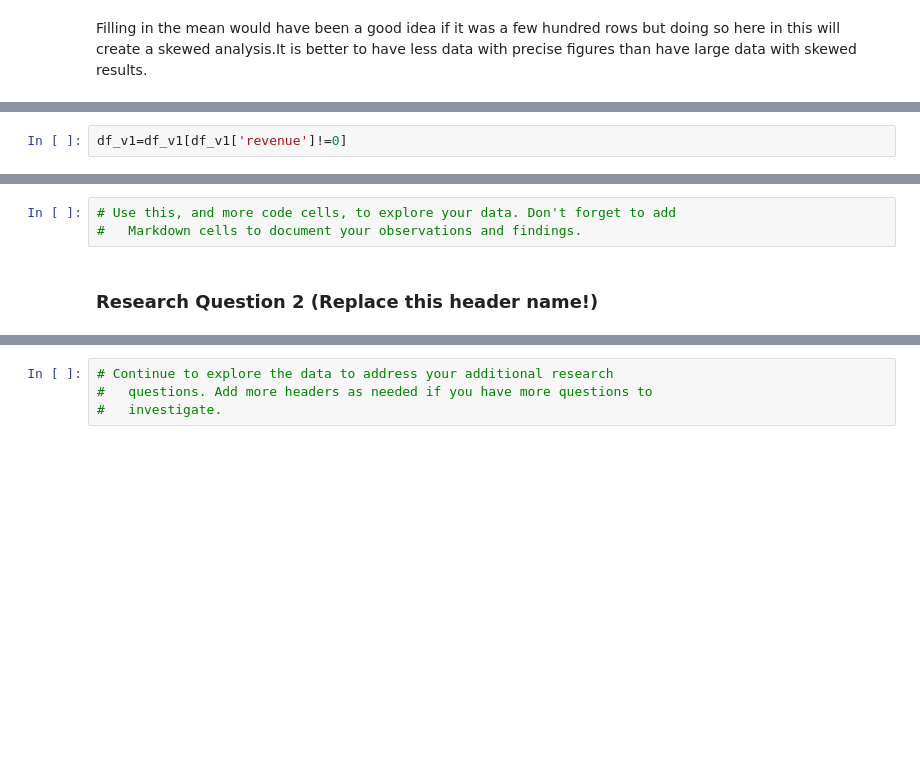
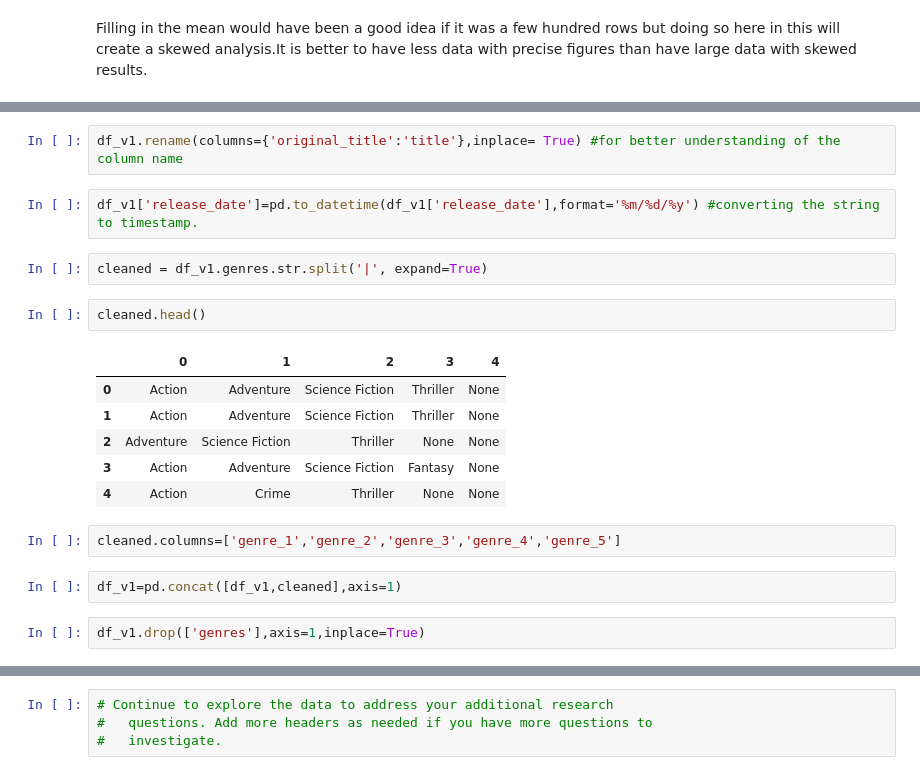
Before and after one commit to khsprashanth/DataAnalysis_playground, a Jupyter notebook: Investigate a DataSet/Tmdb-Movie-DataSet-Analysis.ipynb, the cells around one changed output, grey strips where cells are left out. Drawn from its saved outputs; the diff is of its cells as text; blank space fills up the shorter version.

```diff
--- a/Investigate a DataSet/Tmdb-Movie-DataSet-Analysis.ipynb
+++ b/Investigate a DataSet/Tmdb-Movie-DataSet-Analysis.ipynb
@@ -182,2 +196,0 @@ df_v1[df_v1['revenue']==0].shape[0] #it signifies that there are 1304 movies whi
-# %%
-df_v1=df_v1[df_v1['revenue']!=0]
@@ -204,5 +197,21 @@ df_v1.shape[0]
-# %%
-# Use this, and more code cells, to explore your data. Don't forget to add
-#   Markdown cells to document your observations and findings.
-# %% [markdown]
-### Research Question 2  (Replace this header name!)
+# %%
+df_v1.rename(columns={'original_title':'title'},inplace= True) #for better understanding of the column name
+# %%
+df_v1['release_date']=pd.to_datetime(df_v1['release_date'],format='%m/%d/%y') #converting the string to timestamp.
+# %%
+cleaned = df_v1.genres.str.split('|', expand=True)
+# %%
+cleaned.head()
+# %% [output]
+|  | 0 | 1 | 2 | 3 | 4 |
+| 0 | Action | Adventure | Science Fiction | Thriller | None |
+| 1 | Action | Adventure | Science Fiction | Thriller | None |
+| 2 | Adventure | Science Fiction | Thriller | None | None |
+| 3 | Action | Adventure | Science Fiction | Fantasy | None |
+| 4 | Action | Crime | Thriller | None | None |
+# %%
+cleaned.columns=['genre_1','genre_2','genre_3','genre_4','genre_5']
+# %%
+df_v1=pd.concat([df_v1,cleaned],axis=1)
+# %%
+df_v1.drop(['genres'],axis=1,inplace=True)
```
Also changed, not shown: parts of 31 cells of this notebook.
